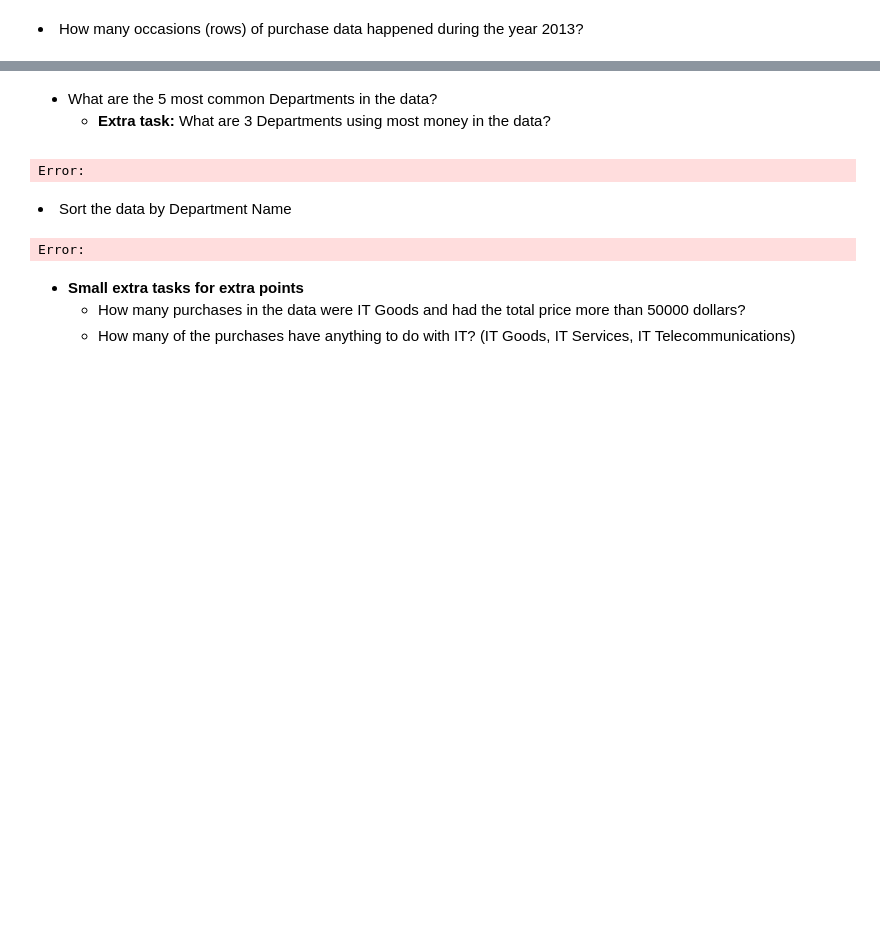
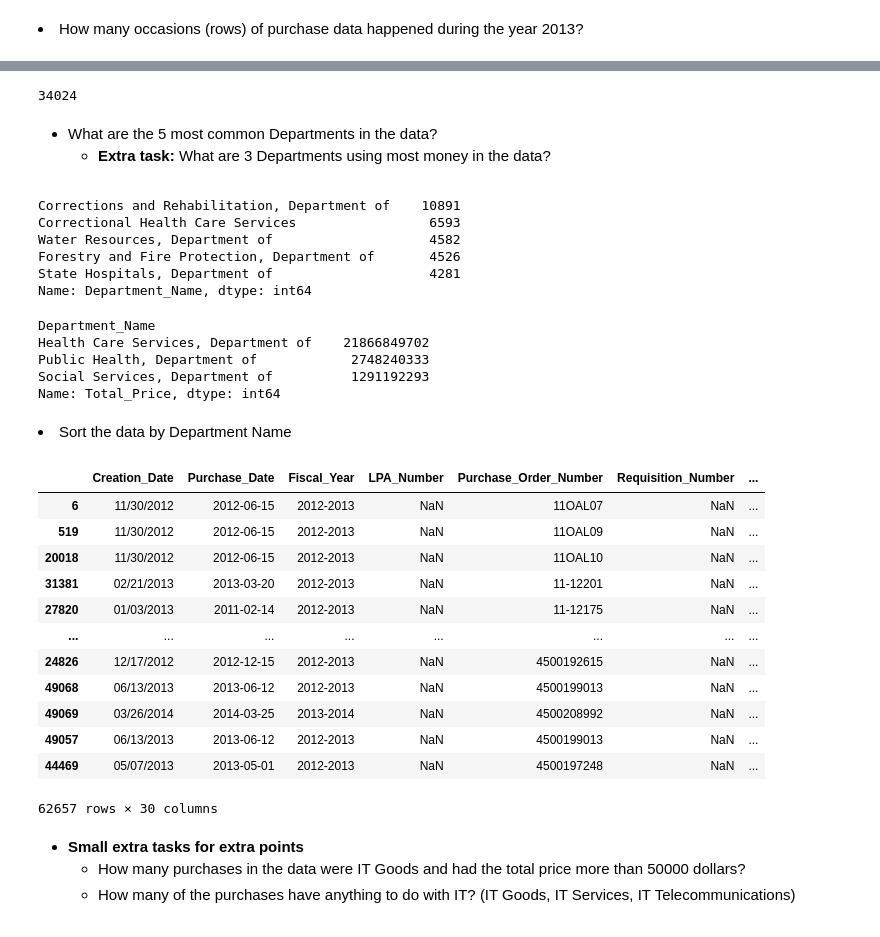
Before and after one commit to KirSobolev/Introduction-to-data-analytics, a Jupyter notebook: Exercise_set_2_Pandas/DataAnalyticsExerciseSet2.ipynb, the cells around one changed output, grey strips where cells are left out. Cells and saved outputs as stored; diff of their text form; code cells hidden in the pictures; blank space fills up the shorter version.

```diff
--- a/Exercise_set_2_Pandas/DataAnalyticsExerciseSet2.ipynb
+++ b/Exercise_set_2_Pandas/DataAnalyticsExerciseSet2.ipynb
@@ -175,5 +182,10 @@ Error:
 # %% [markdown]
 <h4><b>2. Download the purchases.csv from Moodle, and do the following observations:</b></h4>
+# %%
+# Loading data set
+df2 = pd.read_csv('purchases.csv')
+# Removing white spaces from column names
+df2.columns = df2.columns.str.replace(" ", "_")
 # %% [markdown]
 <li>What was the total price sum of the Purchase Order Number 018H2015? (14 rows in total)</li>
 # %%
@@ -195,17 +206,60 @@ Error:
+# %%
+# produce the code that filters the needed data for year 2013
+
+# Let's transfer data type of Purchase_Date from string to datetime.
+# There are some impossible values such as year 2510 in the dataset, that's why errors='coerce' is used.
+# Basically it replaces impossible values with NaN.
+df2['Purchase_Date'] = pd.to_datetime(df2['Purchase_Date'], format='%m/%d/%Y', errors='coerce')
+# Then let's create new Year column
+df2['Year'] = df2['Purchase_Date'].dt.year
+# And let's find how many ocassions there are
+len(df2[df2['Year'] == 2013])
+# %% [output]
+34024
 # %% [markdown]
 <ul><li>What are the 5 most common Departments in the data?</li>
 <ul><li><b>Extra task: </b>What are 3 Departments using most money in the data?</li></ul>
 </ul>
 # %%
 # produce the code that gtest the needed most common departments
+
+# value_counts() returns counts of unique values
+# nlargest(n) returns the first n rows ordered by columns in desc order
+df2['Department_Name'].value_counts().nlargest(5)
 # %% [output]
-Error:
+Corrections and Rehabilitation, Department of    10891
+Correctional Health Care Services                 6593
+Water Resources, Department of                    4582
+Forestry and Fire Protection, Department of       4526
+State Hospitals, Department of                    4281
+Name: Department_Name, dtype: int64
+# %%
+df2.groupby('Department_Name').sum('Total_Price').nlargest(3,'Total_Price')['Total_Price'].astype('int64')
+# %% [output]
+Department_Name
+Health Care Services, Department of    21866849702
+Public Health, Department of            2748240333
+Social Services, Department of          1291192293
+Name: Total_Price, dtype: int64
 # %% [markdown]
 <li>Sort the data by Department Name</li>
 # %%
 # sort the data by department name
+df2.sort_values('Department_Name')
 # %% [output]
+|  | Creation_Date | Purchase_Date | Fiscal_Year | LPA_Number | Purchase_Order_Number | Requisition_Number | ... |
+| 6 | 11/30/2012 | 2012-06-15 | 2012-2013 | NaN | 11OAL07 | NaN | ... |
+| 519 | 11/30/2012 | 2012-06-15 | 2012-2013 | NaN | 11OAL09 | NaN | ... |
+| 20018 | 11/30/2012 | 2012-06-15 | 2012-2013 | NaN | 11OAL10 | NaN | ... |
+| 31381 | 02/21/2013 | 2013-03-20 | 2012-2013 | NaN | 11-12201 | NaN | ... |
+| 27820 | 01/03/2013 | 2011-02-14 | 2012-2013 | NaN | 11-12175 | NaN | ... |
+| ... | ... | ... | ... | ... | ... | ... | ... |
+| 24826 | 12/17/2012 | 2012-12-15 | 2012-2013 | NaN | 4500192615 | NaN | ... |
+| 49068 | 06/13/2013 | 2013-06-12 | 2012-2013 | NaN | 4500199013 | NaN | ... |
+| 49069 | 03/26/2014 | 2014-03-25 | 2013-2014 | NaN | 4500208992 | NaN | ... |
+| 49057 | 06/13/2013 | 2013-06-12 | 2012-2013 | NaN | 4500199013 | NaN | ... |
+| 44469 | 05/07/2013 | 2013-05-01 | 2012-2013 | NaN | 4500197248 | NaN | ... |
-Error:
+62657 rows × 30 columns
 # %% [markdown]
 <ul>
 <li><b>Small extra tasks for extra points</b></li>
```
Also changed, not shown: parts of 22 cells of this notebook, 2 other files.
